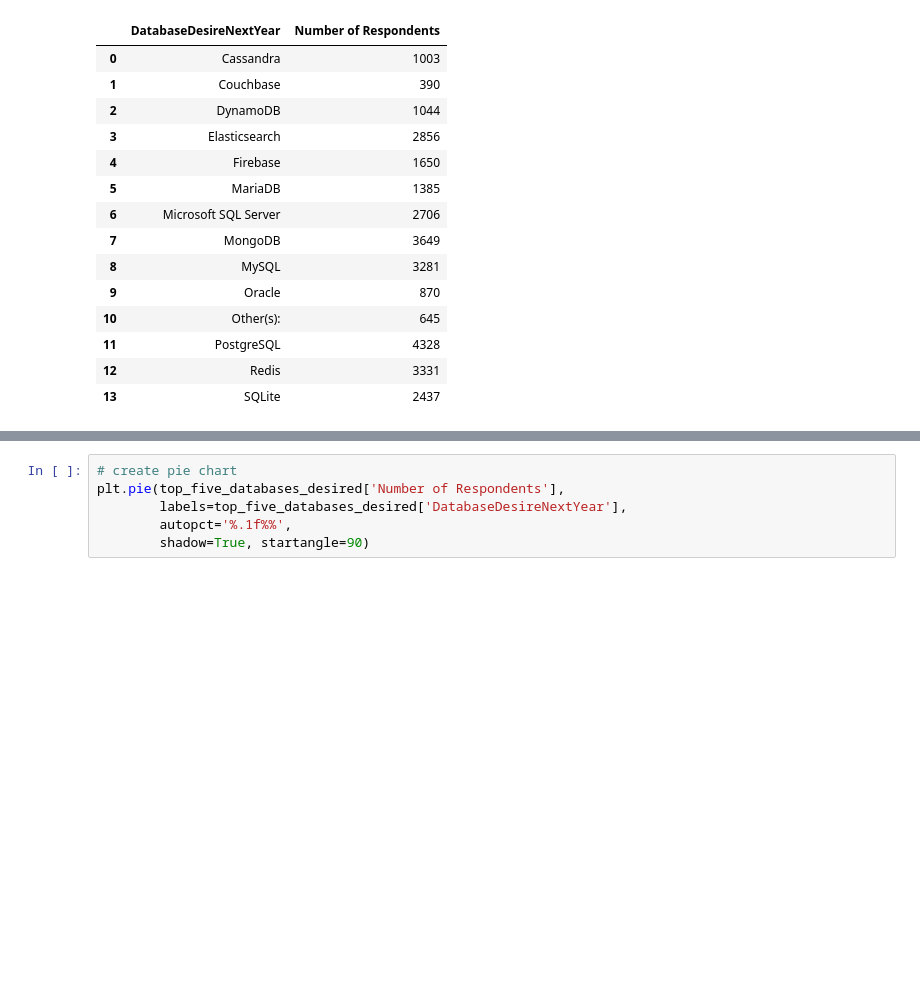
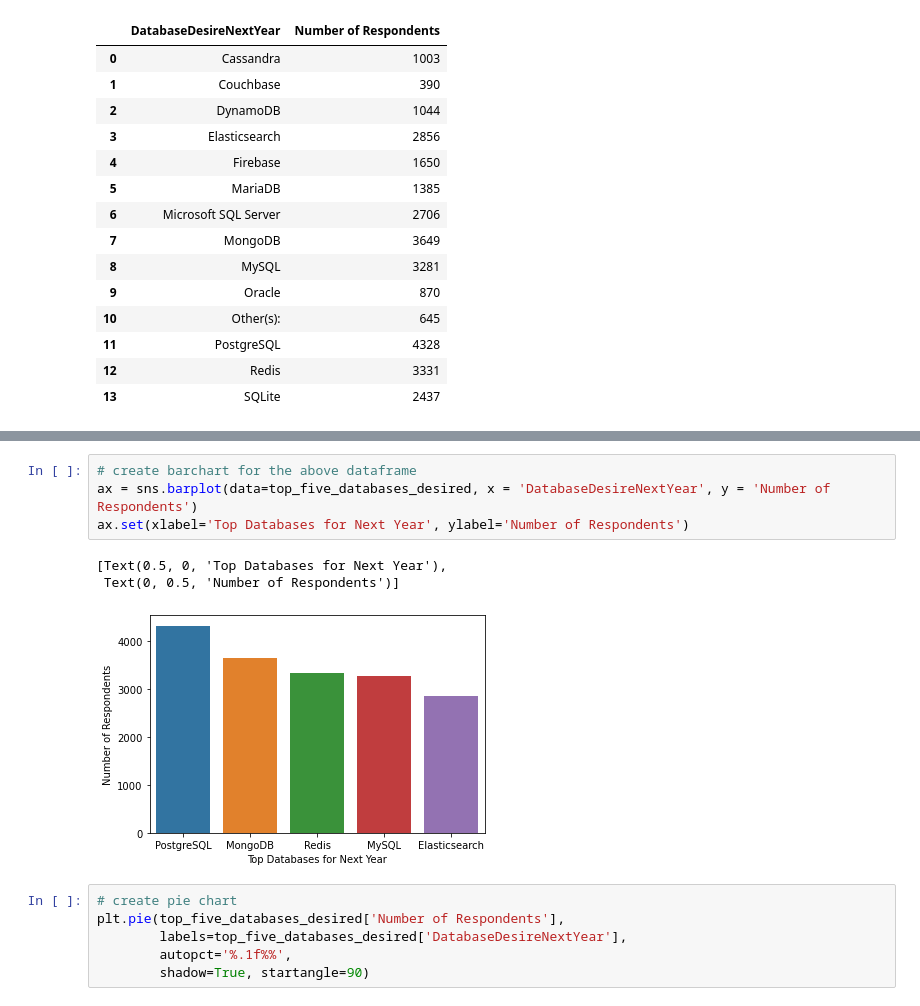
Before and after one commit to Andrew-Carlson/job_trends_analysis, a Jupyter notebook: data_visualization.ipynb, the cells around one changed output, grey strips where cells are left out. Drawn from its saved outputs; the diff is of its cells as text; blank space fills up the shorter version.

Commit message:
visualizations added

```diff
--- a/data_visualization.ipynb
+++ b/data_visualization.ipynb
@@ -263,3 +263,11 @@ top_five_databases_desired
+# %%
+# create barchart for the above dataframe
+ax = sns.barplot(data=top_five_databases_desired, x = 'DatabaseDesireNextYear', y = 'Number of Respondents')
+ax.set(xlabel='Top Databases for Next Year', ylabel='Number of Respondents')
+# %% [output]
+[Text(0.5, 0, 'Top Databases for Next Year'),
+ Text(0, 0.5, 'Number of Respondents')]
+[figure, added]
 # %%
 # create pie chart
 plt.pie(top_five_databases_desired['Number of Respondents'],
```
Also changed, not shown: parts of 11 cells of this notebook.
